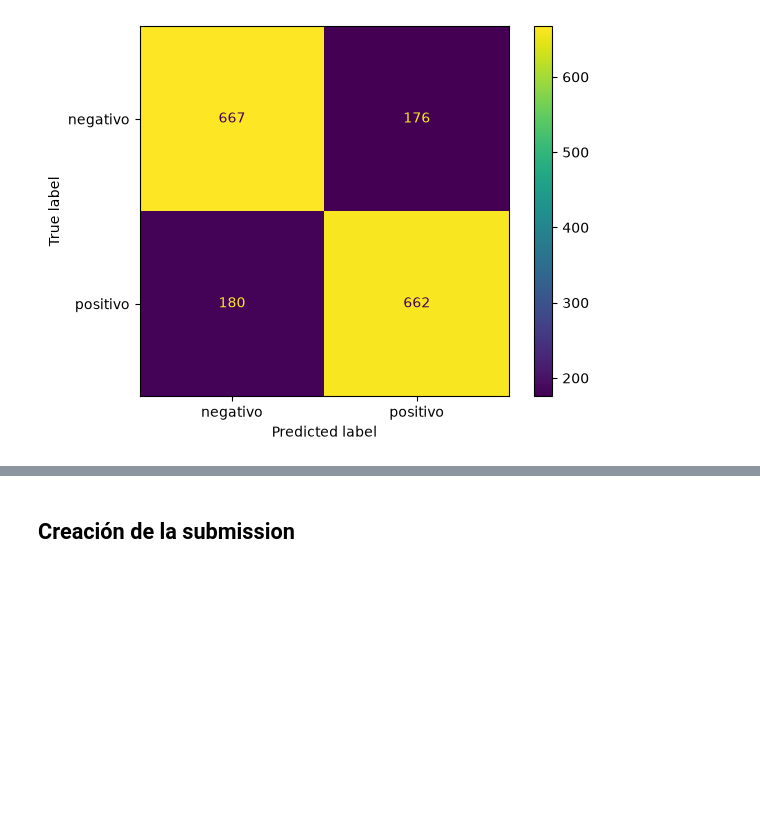
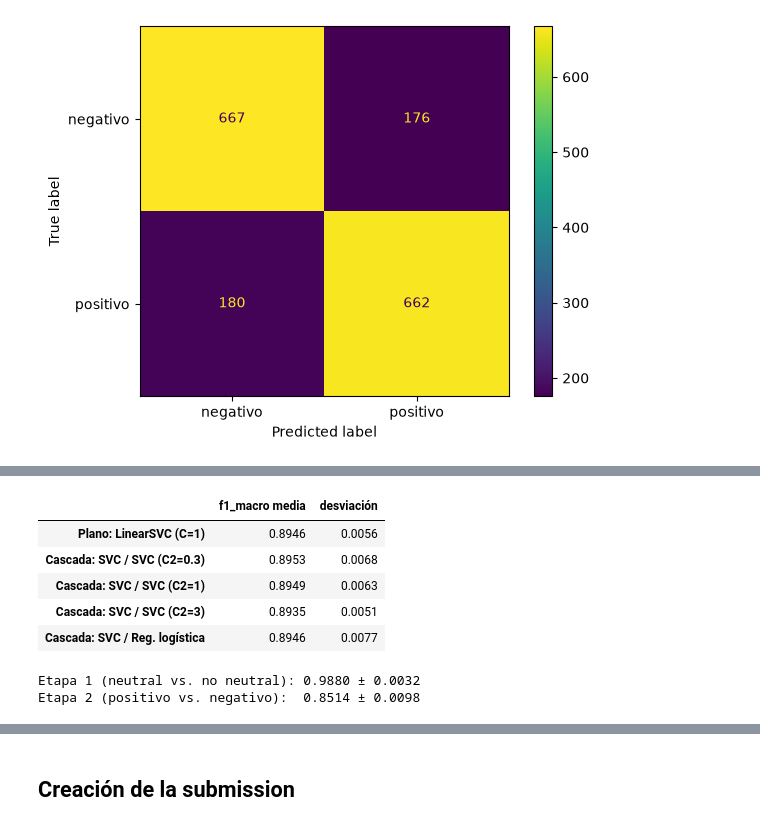
Before and after one commit to PedroSTrujillo/proyecto-ml, a Jupyter notebook: model_training.ipynb, the cells around one changed output, grey strips where cells are left out. Saved outputs shown, nothing was run; the diff lists cells and outputs as text; code cells hidden in the pictures; blank space fills up the shorter version.

```diff
--- a/model_training.ipynb
+++ b/model_training.ipynb
@@ -1056,0 +1217,47 @@ weighted avg       0.79      0.79      0.79      1685
+# %%
+
+configuraciones = {
+    "Cascada: SVC / SVC (C2=0.3)": lambda: (LinearSVC(C=1.0), LinearSVC(C=0.3)),
+    "Cascada: SVC / SVC (C2=1)": lambda: (LinearSVC(C=1.0), LinearSVC(C=1.0)),
+    "Cascada: SVC / SVC (C2=3)": lambda: (LinearSVC(C=1.0), LinearSVC(C=3.0)),
+    "Cascada: SVC / Reg. logística": lambda: (LinearSVC(C=1.0), LogisticRegression(C=10, max_iter=3000)),
+}
+scores_cv = {"Plano: LinearSVC (C=1)": []} | {nombre: [] for nombre in configuraciones}
+f1_etapa1, f1_etapa2 = [], []
+
+for train_idx, val_idx in kfold.split(X_train):
+    prep_fold = build_preprocessor("tfidf")                       # se ajusta solo con el fold de entrenamiento
+    X_tr = prep_fold.fit_transform(X_train.iloc[train_idx])
+    X_val = prep_fold.transform(X_train.iloc[val_idx])
+    y_tr = y_train.iloc[train_idx].values
+    y_val = y_train.iloc[val_idx].values
+
+    plano = LinearSVC(C=1.0).fit(X_tr, y_tr)
+    scores_cv["Plano: LinearSVC (C=1)"].append(f1_score(y_val, plano.predict(X_val), average="macro"))
+
+    for nombre, crear in configuraciones.items():
+        etapa1, etapa2 = entrenar_cascada(X_tr, y_tr, *crear())
+        scores_cv[nombre].append(f1_score(y_val, predecir_cascada(X_val, etapa1, etapa2), average="macro"))
+
+    # Diagnóstico por etapa (cascada base C2=1)
+    etapa1, etapa2 = entrenar_cascada(X_tr, y_tr, LinearSVC(C=1.0), LinearSVC(C=1.0))
+    f1_etapa1.append(f1_score(y_val == "neutral", etapa1.predict(X_val)))
+    no_neutral = y_val != "neutral"
+    f1_etapa2.append(f1_score(y_val[no_neutral], etapa2.predict(X_val[no_neutral]), average="macro"))
+
+resultados_cv = pd.DataFrame({
+    "f1_macro media": {n: np.mean(s) for n, s in scores_cv.items()},
+    "desviación": {n: np.std(s) for n, s in scores_cv.items()},
+}).round(4)
+display(resultados_cv)
+print(f"Etapa 1 (neutral vs. no neutral): {np.mean(f1_etapa1):.4f} ± {np.std(f1_etapa1):.4f}")
+print(f"Etapa 2 (positivo vs. negativo):  {np.mean(f1_etapa2):.4f} ± {np.std(f1_etapa2):.4f}")
+# %% [output]
+|  | f1_macro media | desviación |
+| Plano: LinearSVC (C=1) | 0.8946 | 0.0056 |
+| Cascada: SVC / SVC (C2=0.3) | 0.8953 | 0.0068 |
+| Cascada: SVC / SVC (C2=1) | 0.8949 | 0.0063 |
+| Cascada: SVC / SVC (C2=3) | 0.8935 | 0.0051 |
+| Cascada: SVC / Reg. logística | 0.8946 | 0.0077 |
+Etapa 1 (neutral vs. no neutral): 0.9880 ± 0.0032
+Etapa 2 (positivo vs. negativo):  0.8514 ± 0.0098
```
Also changed, not shown: parts of 24 cells of this notebook, 1 other file.
